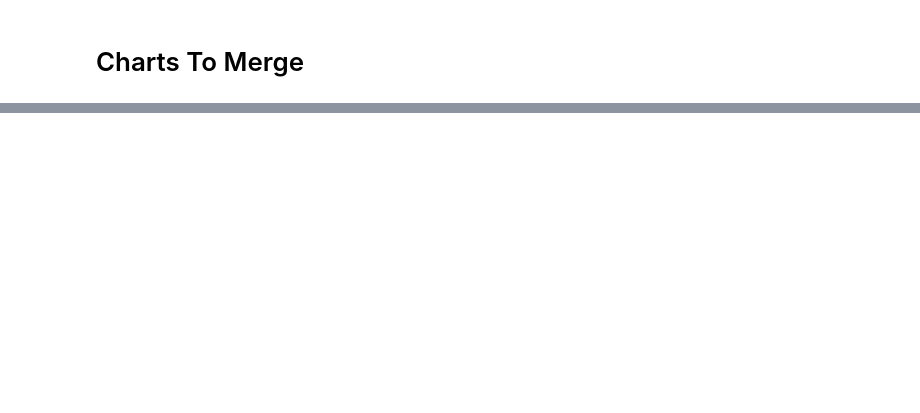
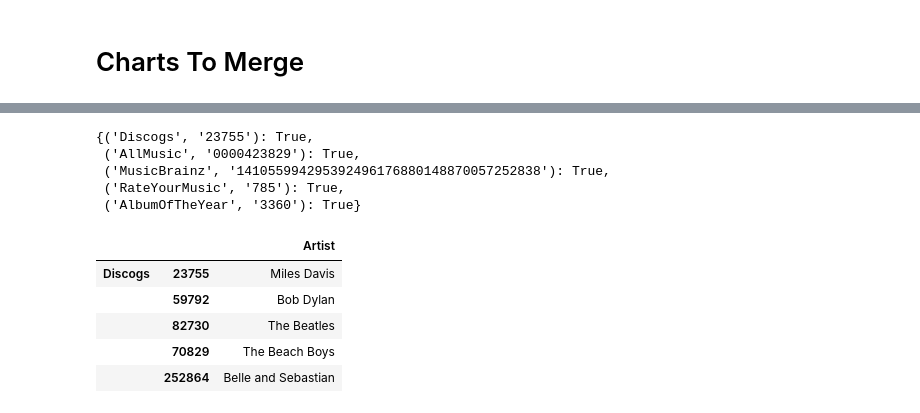
Before and after one commit to tgadf/charts, a Jupyter notebook: Merge Charts.ipynb, the cells around one changed output, grey strips where cells are left out. Drawn from its saved outputs; the diff is of its cells as text; code cells hidden in the pictures; blank space fills up the shorter version.

```diff
--- a/Merge Charts.ipynb
+++ b/Merge Charts.ipynb
@@ -79,7 +79,7 @@ Notebook Last Run Initiated: 2021-04-07 23:12:42.658750
 # %% [markdown]
 # Charts To Merge
 # %%
-chartsToMerge = ["RYMList", "RYMList2"]
+chartsToMerge = ["RYMList", "RYMList2", "RYMAlbum", "RYMSong", "Billboard", "BillboardYE", "MusicVF"] #, "Spotify", "SpotifyViral"]
 # %%
 mdbmaps = {}
 for chartType in chartsToMerge:
@@ -93,0 +106,2 @@ Could not determine music db source type for db [RYMList2]
+# %%
+dbs = ['Discogs', 'AllMusic', 'MusicBrainz', 'AceBootlegs', 'RateYourMusic', 'LastFM', 'DatPiff', 'RockCorner', 'CDandLP', 'MusicStack', 'MetalStorm', 'Deezer', 'AppleMusic', 'AlbumOfTheYear', 'Genius', 'IHeart', 'KWorbSpotify', 'KWorbiTunes', 'KWorbYouTube']
@@ -93,0 +158,48 @@ Could not determine music db source type for db [RYMList2]
+# %%
+artistNameToChartData = {}
+dbIDMap     = {}
+dbIDNameMap = {}
+for db,dbData in dbToChartReduceMap.items():
+
+    for dbID,dbIDData in dbData.items():
+        artistName = dbIDData["Artist"]
+        chartData  = dbIDData["Charts"]
+
+        if artistNameToChartData.get(artistName) is None:
+            artistNameToChartData[artistName] = []
+
+        key   = tuple([db,dbID])
+        value = chartData
+        if dbIDMap.get(key) is None:
+            dbIDMap[key] = value
+        else:
+            if dbIDMap[key] != chartData:
+                raise ValueError("Multiple Matches: {0} --> {1}".format(key,chartData))
+
+        if dbIDNameMap.get(key) is None:
+            dbIDNameMap[key] = artistName
+        else:
+            if dbIDNameMap[key] != artistName:
+                raise ValueError("Multiple Matches: {0} --> {1}".format(key,chartData))
+
+        artistNameToChartData[artistName].append(key)
+# %%
+artistNameToChartData["Miles Davis"]
+# %% [output]
+{('Discogs', '23755'): True,
+ ('AllMusic', '0000423829'): True,
+ ('MusicBrainz', '141055994295392496176880148870057252838'): True,
+ ('RateYourMusic', '785'): True,
+ ('AlbumOfTheYear', '3360'): True}
+# %%
+from pandas import Series
+dbIDToNameDF = DataFrame(Series(dbIDNameMap))
+dbIDToNameDF.columns = ["Artist"]
+dbIDToNameDF.head()
+# %% [output]
+|  |  | Artist |
+| Discogs | 23755 | Miles Davis |
+|  | 59792 | Bob Dylan |
+|  | 82730 | The Beatles |
+|  | 70829 | The Beach Boys |
+|  | 252864 | Belle and Sebastian |
```
Also changed, not shown: parts of 20 cells of this notebook, 5 other files.
